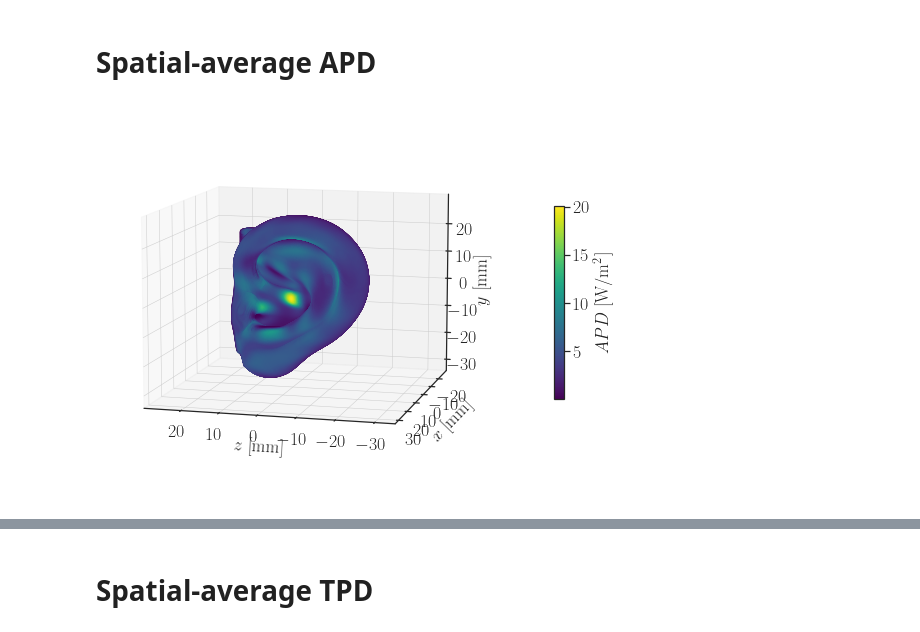
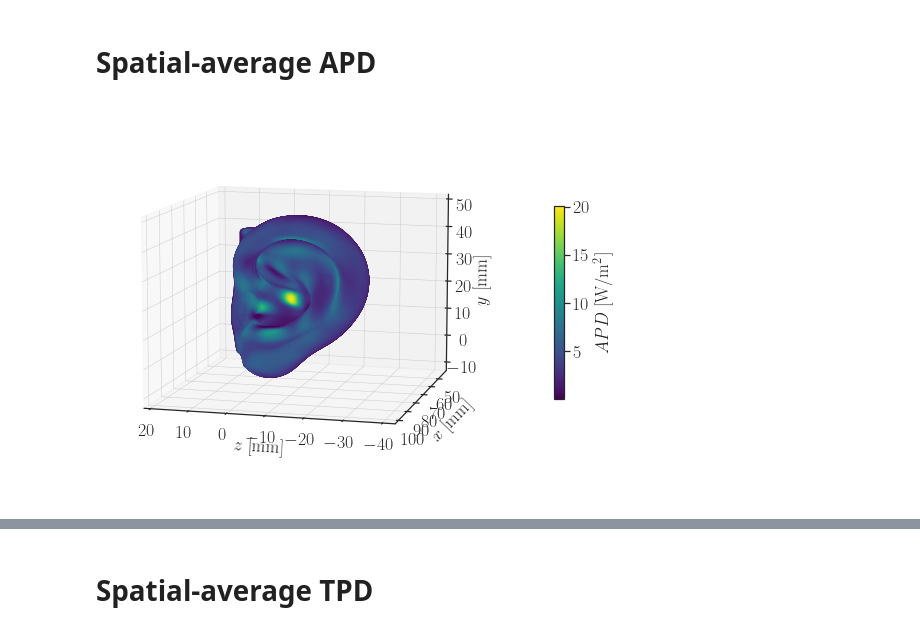
Before and after one commit to akapet00/EMF-exposure-analysis, a Jupyter notebook: playground/IEEE-J-ERM_paper/01_APD_Poynting.ipynb, the cells around one changed output, grey strips where cells are left out. Cells and saved outputs as stored; diff of their text form; code cells hidden in the pictures.

```diff
--- a/playground/IEEE-J-ERM_paper/01_APD_Poynting.ipynb
+++ b/playground/IEEE-J-ERM_paper/01_APD_Poynting.ipynb
@@ -22,45 +22,39 @@ Jupyter environment detected. Enabling Open3D WebVisualizer.
 [Open3D INFO] WebRTC GUI backend enabled.
 [Open3D INFO] WebRTCWindowSystem: HTTP handshake server disabled.
 # %%
-mode = 'te'
-frequency = 26
+polarization = 'te'
+f = 26
 # %% [markdown]
 # Spatial-average APD
 # %%
-df = load_ear_data(mode, frequency, surface='front')
+df = load_ear_data(polarization, f, surface='front')
 df = clean_df(df)
 xyz = export_pcd(df)
 pcd = o3d.geometry.PointCloud()
 pcd.points = o3d.utility.Vector3dVector(xyz)
 center = pcd.get_center()
-xyz_t = np.c_[xyz[:, 0] - center[0],
-              xyz[:, 1] - center[1],
-              xyz[:, 2] - center[2]]
-pcd_t = o3d.geometry.PointCloud()
-pcd_t.points = o3d.utility.Vector3dVector(xyz_t)
-center_t = pcd_t.get_center()
-cframe = o3d.geometry.TriangleMesh.create_coordinate_frame(
-    size=9, origin=center_t+np.array([6, -25, -20])
-)
-# o3d.visualization.draw_geometries([pcd_t, cframe])
+# cframe = o3d.geometry.TriangleMesh.create_coordinate_frame(
+#     size=9, origin=center+np.array([6, -25, -20])
+# )
+# o3d.visualization.draw_geometries([pcd, cframe])
 # %%
 E, H = export_fields(df)
 Sx, Sy, Sz = poynting_vector(E, H)
 
-pcd_t.estimate_normals()
-n = np.asarray(pcd_t.normals)
+pcd.estimate_normals()
+n = np.asarray(pcd.normals)
 
 APD = abs(Sx.real * n[:, 0] + Sy.real * n[:, 1] + Sz.real * n[:, 2])
 # %%
 set_colorblind()
 fig_config(latex=True, scaler=2, text_size=18)
 label = '$APD$ [W/m$^2$]'
-fig, ax = scatter_3d({'$z$ [mm]': xyz_t[:, 2],
-                      '$x$ [mm]': xyz_t[:, 0],
-                      '$y$ [mm]': xyz_t[:, 1],
+fig, ax = scatter_3d({'$z$ [mm]': xyz[:, 2],
+                      '$x$ [mm]': xyz[:, 0],
+                      '$y$ [mm]': xyz[:, 1],
                       label: APD},
                      elev=[10], azim=[105])
 # %% [output]
-[figure, old version]
+[figure, new version]
 # %%
 diameter = np.linalg.norm(
```
Also changed, not shown: parts of 13 cells of this notebook.
